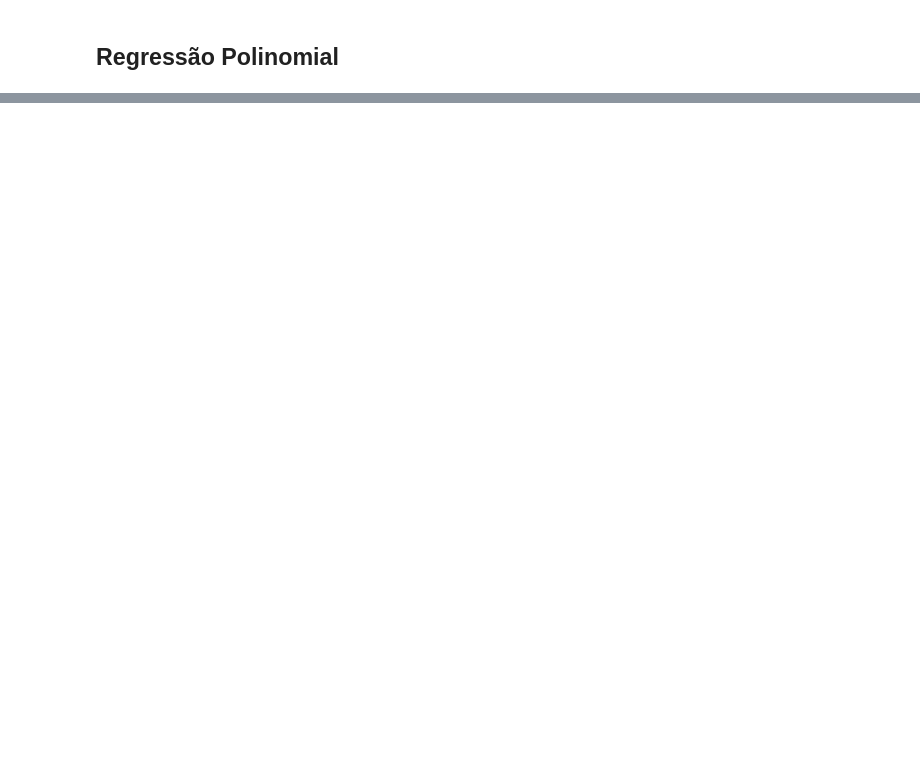
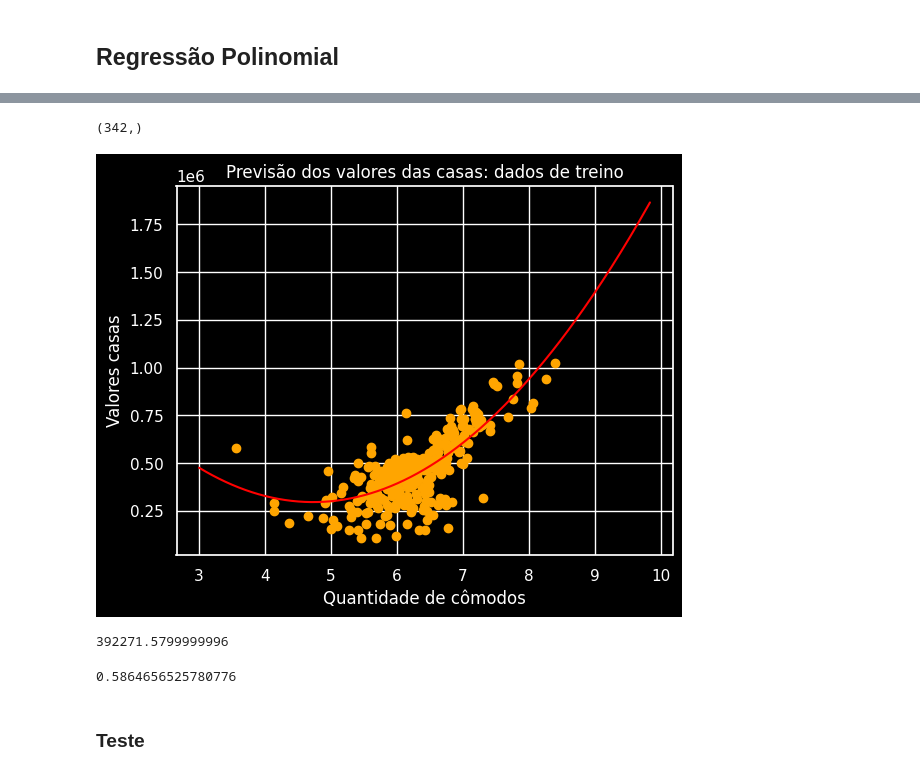
Before and after one commit to DiogoMonteiro99/repos, a Jupyter notebook: casas_boston.ipynb, the cells around one changed output, grey strips where cells are left out. Cells and saved outputs as stored; diff of their text form; code cells hidden in the pictures; blank space fills up the shorter version.

```diff
--- a/casas_boston.ipynb
+++ b/casas_boston.ipynb
@@ -1394,0 +1577,4 @@ plt.show()
+# %%
+polinomial = LinearRegression()
+# %%
+polinomial.fit(x_poly, y_treino)
@@ -1394,0 +1597,3 @@ plt.show()
+# %%
+numeros = np.linspace(3,9.84,342)
+numeros
@@ -1394,0 +1618,29 @@ plt.show()
+# %%
+numeros.shape
+# %% [output]
+(342,)
+# %%
+valor = 1640107 -568528.11*numeros + 60092.59*numeros**2
+# %%
+plt.scatter(x_treino,y_treino,c = 'orange')
+plt.xlabel('Quantidade de cômodos')
+plt.ylabel('Valores casas')
+plt.title('Previsão dos valores das casas: dados de treino')
+plt.plot(numeros,valor,color='red')
+plt.show();
+# %% [output]
+[figure, added]
+# %%
+# Fazendo previsões para valores distintos
+comodos = 6
+valor = 1640107 -568528.11*comodos + 60092.59*comodos**2
+valor
+# %% [output]
+392271.5799999996
+# %%
+# Coeficiente de Determinação dados de treino
+polinomial.score(x_poly,y_treino)
+# %% [output]
+0.5864656525780776
+# %% [markdown]
+### Teste
```
Also changed, not shown: parts of 56 cells of this notebook.
